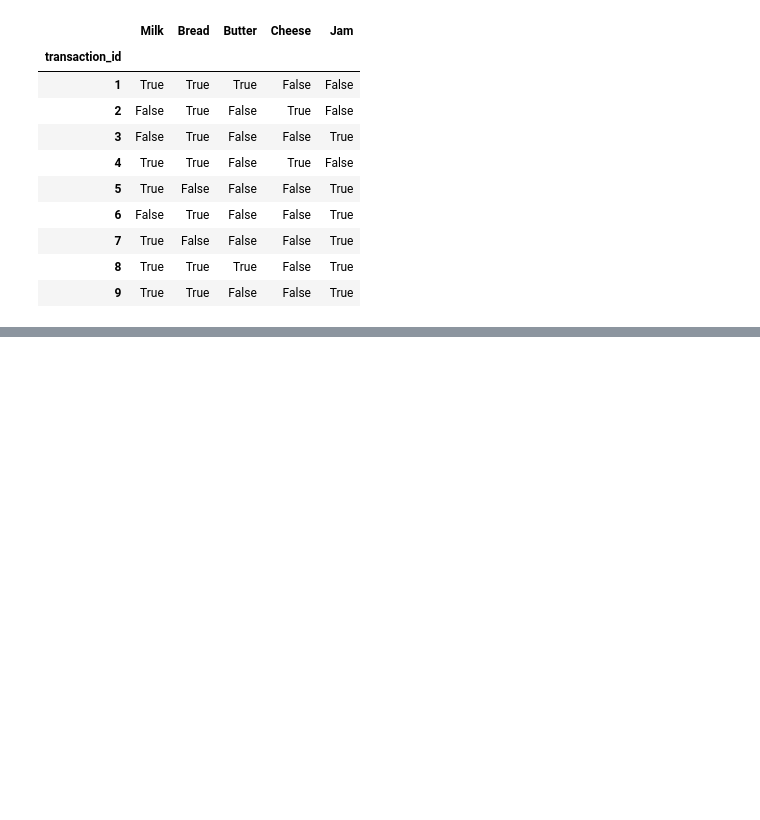
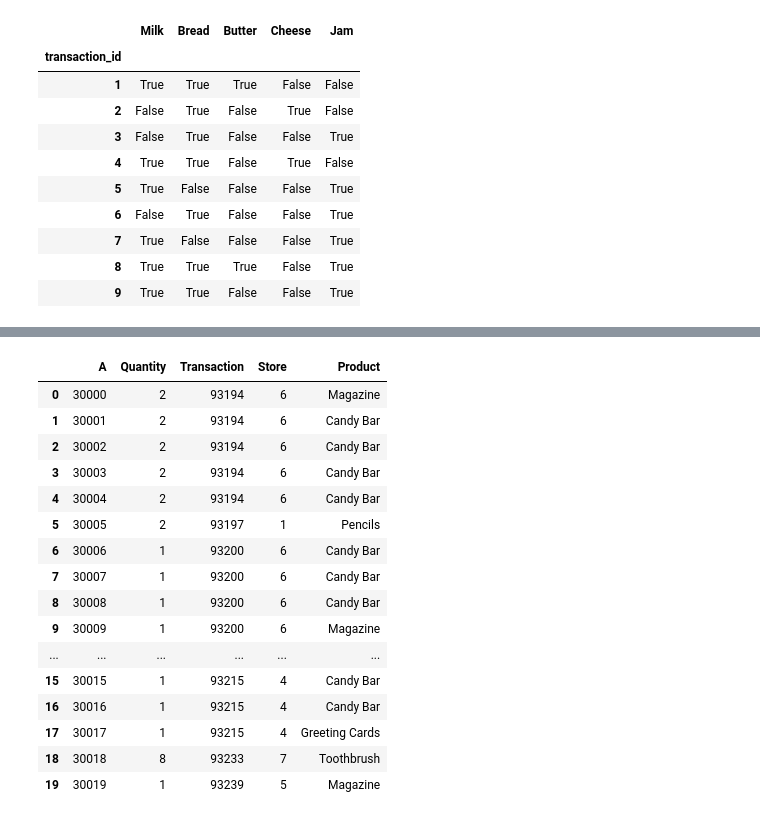
Before and after one commit to michael-robert-poole/Apriori, a Jupyter notebook: association_analysis.ipynb, the cells around one changed output, grey strips where cells are left out. Saved outputs shown, nothing was run; the diff lists cells and outputs as text; code cells hidden in the pictures; blank space fills up the shorter version.

```diff
--- a/association_analysis.ipynb
+++ b/association_analysis.ipynb
@@ -367,0 +263,21 @@ for r in rs:
+# %%
+df2=pd.read_csv("tutorial3")
+df2.head(20)
+# %% [output]
+|  | A | Quantity | Transaction | Store | Product |
+| 0 | 30000 | 2 | 93194 | 6 | Magazine |
+| 1 | 30001 | 2 | 93194 | 6 | Candy Bar |
+| 2 | 30002 | 2 | 93194 | 6 | Candy Bar |
+| 3 | 30003 | 2 | 93194 | 6 | Candy Bar |
+| 4 | 30004 | 2 | 93194 | 6 | Candy Bar |
+| 5 | 30005 | 2 | 93197 | 1 | Pencils |
+| 6 | 30006 | 1 | 93200 | 6 | Candy Bar |
+| 7 | 30007 | 1 | 93200 | 6 | Candy Bar |
+| 8 | 30008 | 1 | 93200 | 6 | Candy Bar |
+| 9 | 30009 | 1 | 93200 | 6 | Magazine |
+| ... | ... | ... | ... | ... | ... |
+| 15 | 30015 | 1 | 93215 | 4 | Candy Bar |
+| 16 | 30016 | 1 | 93215 | 4 | Candy Bar |
+| 17 | 30017 | 1 | 93215 | 4 | Greeting Cards |
+| 18 | 30018 | 8 | 93233 | 7 | Toothbrush |
+| 19 | 30019 | 1 | 93239 | 5 | Magazine |
```
Also changed, not shown: parts of 48 cells of this notebook, 2 other files.
